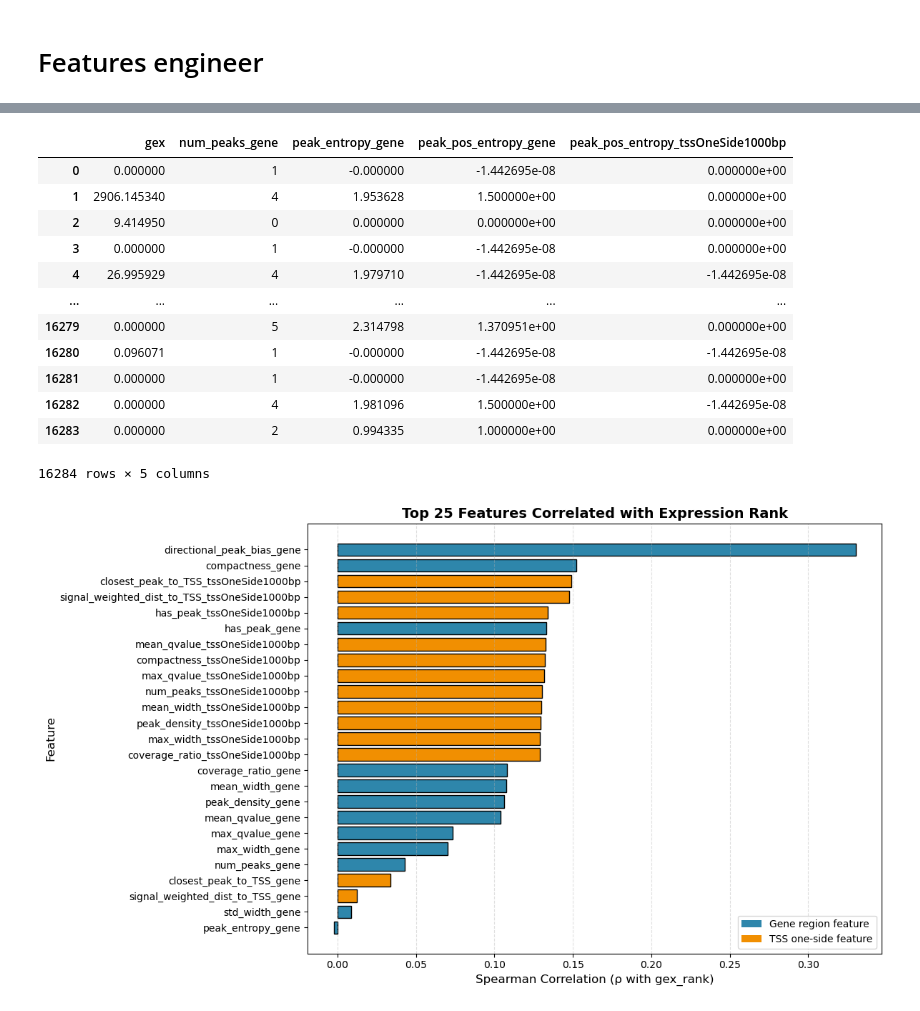
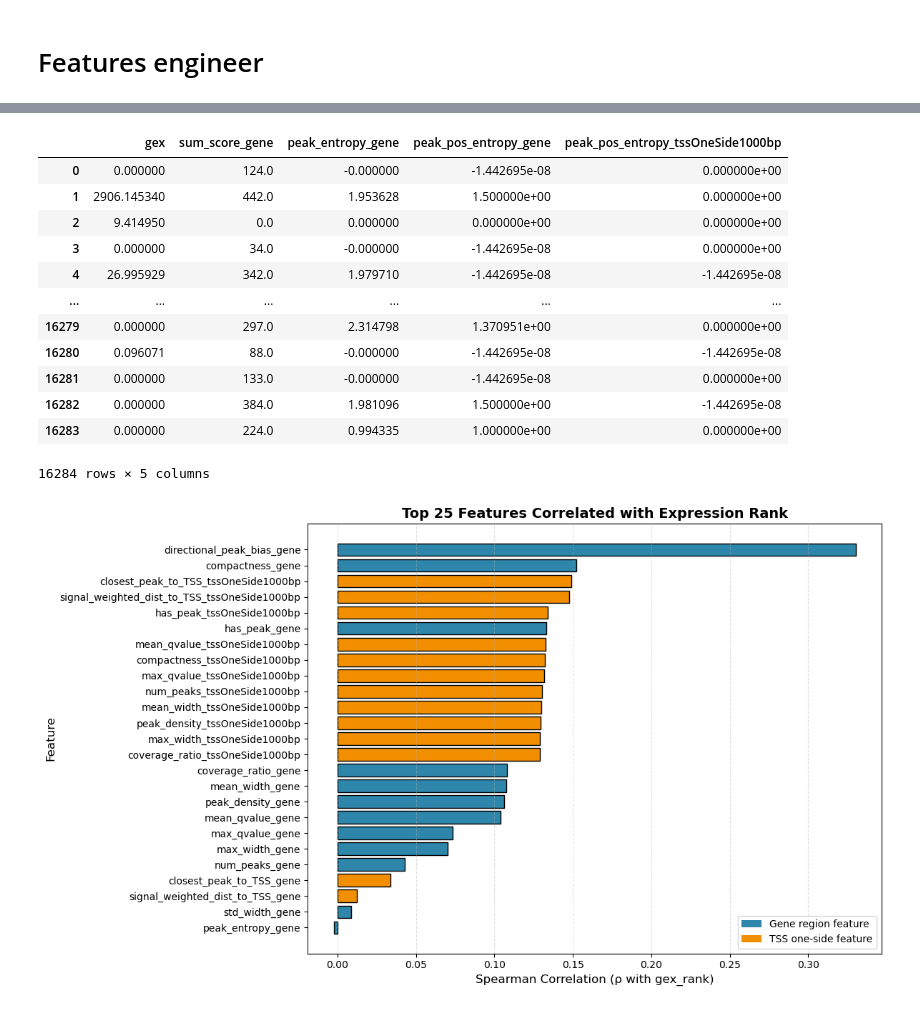
Before and after one commit to Dewey-Wang/Gene-expression-prediction, a Jupyter notebook: Full step - reference/1. bed features.ipynb, the cells around one changed output, grey strips where cells are left out. Drawn from its saved outputs; the diff is of its cells as text; code cells hidden in the pictures.

```diff
--- a/1. data preprocessing/7. bed features.ipynb
+++ b/Full step - reference/1. bed features.ipynb
@@ -225,6 +570,7 @@ def compute_features(df_genes: pd.DataFrame,
         w = sub["width"].to_numpy()
         qv = sub["q_value"].to_numpy()
         summits = sub["summit"].to_numpy()
+        sc = sub["score"].to_numpy()  # 🆕 新增 score 統計
 
         # 覆蓋率（union）
         ivs: List[Interval] = []
@@ -246,6 +592,12 @@ def compute_features(df_genes: pd.DataFrame,
         max_qvalue = float(qv.max()) if qv.size else 0.0
         peak_entropy = shannon_entropy_from_weights(s_val)
         spacing_std = spacing_std_from_positions(summits)
+        # 🆕 === Score 特徵 ===
+        mean_score = float(sc.mean()) if sc.size else 0.0
+        std_score  = float(sc.std(ddof=0)) if sc.size else 0.0
+        max_score  = float(sc.max()) if sc.size else 0.0
+        min_score  = float(sc.min()) if sc.size else 0.0
+        sum_score = float(np.sum(sc))
 
         # === 距離相關 ===
         tss_center = int((g["TSS_start"] + g["TSS_end"]) / 2)
@@ -300,7 +652,12 @@ def compute_features(df_genes: pd.DataFrame,
             "directional_peak_bias": directional_peak_bias,
             "signal_weighted_dist_to_TSS": signal_weighted_dist_to_TSS,
             "width_entropy": width_entropy, "compactness": compactness,
-            "peak_pos_entropy": peak_pos_entropy
+            "peak_pos_entropy": peak_pos_entropy,
+            "mean_score": mean_score,
+            "std_score": std_score,
+            "max_score": max_score,
+            "min_score": min_score,
+            "sum_score": sum_score
         })
 
     return pd.DataFrame(rows)
@@ -325,9 +682,9 @@ df_out = df_out.fillna(0.0)
 
 # 預覽/儲存
 print(df_out.head(3))
-os.makedirs(os.path.dirname(OUTPUT_PATH), exist_ok=True)
-df_out.to_csv(OUTPUT_PATH, sep="\t", index=False)
-print(f"✅ Done. (Preview) Would save to → {OUTPUT_PATH}")
+# os.makedirs(os.path.dirname(OUTPUT_PATH), exist_ok=True)
+# df_out.to_csv(OUTPUT_PATH, sep="\t", index=False)
+# print(f"✅ Done. (Preview) Would save to → {OUTPUT_PATH}")
 # %% [output]
 Loaded 16284 genes and 135476 peaks
   gene_name         gex  has_peak_gene  num_peaks_gene  peak_density_gene  \
@@ -366,18 +723,18 @@ df_genes
 # %%
-df_out[['gex', 'num_peaks_gene','peak_entropy_gene','peak_pos_entropy_gene','peak_pos_entropy_tssOneSide1000bp']]
+df_out[['gex', 'sum_score_gene','peak_entropy_gene','peak_pos_entropy_gene','peak_pos_entropy_tssOneSide1000bp']]
 # %% [output]
-|  | gex | num_peaks_gene | peak_entropy_gene | peak_pos_entropy_gene | peak_pos_entropy_tssOneSide1000bp |
-| 0 | 0.000000 | 1 | -0.000000 | -1.442695e-08 | 0.000000e+00 |
-| 1 | 2906.145340 | 4 | 1.953628 | 1.500000e+00 | 0.000000e+00 |
-| 2 | 9.414950 | 0 | 0.000000 | 0.000000e+00 | 0.000000e+00 |
-| 3 | 0.000000 | 1 | -0.000000 | -1.442695e-08 | 0.000000e+00 |
-| 4 | 26.995929 | 4 | 1.979710 | -1.442695e-08 | -1.442695e-08 |
+|  | gex | sum_score_gene | peak_entropy_gene | peak_pos_entropy_gene | peak_pos_entropy_tssOneSide1000bp |
+| 0 | 0.000000 | 124.0 | -0.000000 | -1.442695e-08 | 0.000000e+00 |
+| 1 | 2906.145340 | 442.0 | 1.953628 | 1.500000e+00 | 0.000000e+00 |
+| 2 | 9.414950 | 0.0 | 0.000000 | 0.000000e+00 | 0.000000e+00 |
+| 3 | 0.000000 | 34.0 | -0.000000 | -1.442695e-08 | 0.000000e+00 |
+| 4 | 26.995929 | 342.0 | 1.979710 | -1.442695e-08 | -1.442695e-08 |
 | ... | ... | ... | ... | ... | ... |
-| 16279 | 0.000000 | 5 | 2.314798 | 1.370951e+00 | 0.000000e+00 |
-| 16280 | 0.096071 | 1 | -0.000000 | -1.442695e-08 | -1.442695e-08 |
-| 16281 | 0.000000 | 1 | -0.000000 | -1.442695e-08 | 0.000000e+00 |
-| 16282 | 0.000000 | 4 | 1.981096 | 1.500000e+00 | -1.442695e-08 |
-| 16283 | 0.000000 | 2 | 0.994335 | 1.000000e+00 | 0.000000e+00 |
+| 16279 | 0.000000 | 297.0 | 2.314798 | 1.370951e+00 | 0.000000e+00 |
+| 16280 | 0.096071 | 88.0 | -0.000000 | -1.442695e-08 | -1.442695e-08 |
+| 16281 | 0.000000 | 133.0 | -0.000000 | -1.442695e-08 | 0.000000e+00 |
+| 16282 | 0.000000 | 384.0 | 1.981096 | 1.500000e+00 | -1.442695e-08 |
+| 16283 | 0.000000 | 224.0 | 0.994335 | 1.000000e+00 | 0.000000e+00 |
 16284 rows × 5 columns
 # %%
 import matplotlib.pyplot as plt
```
Also changed, not shown: parts of 6 cells of this notebook, 53 other files.
